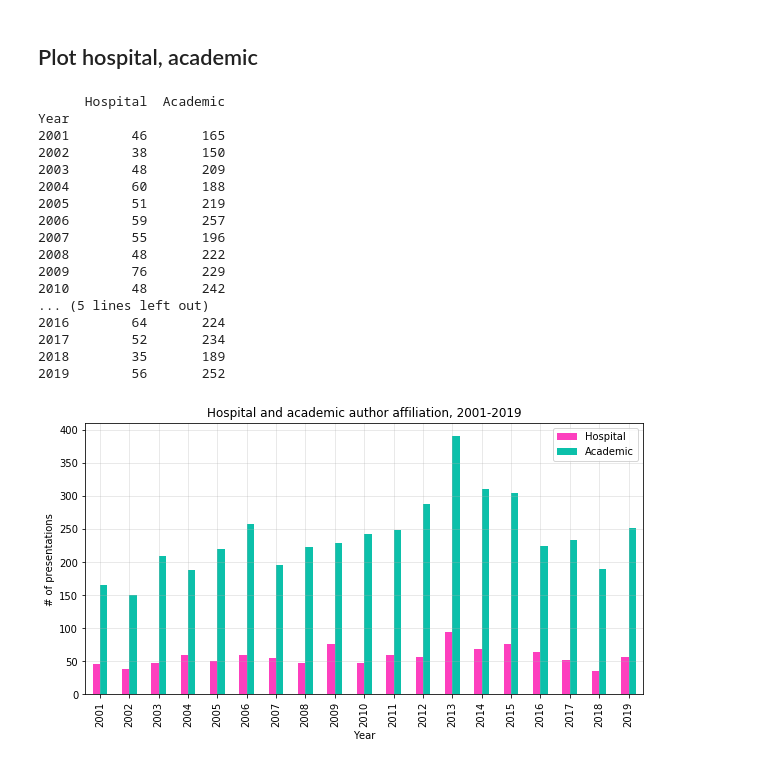
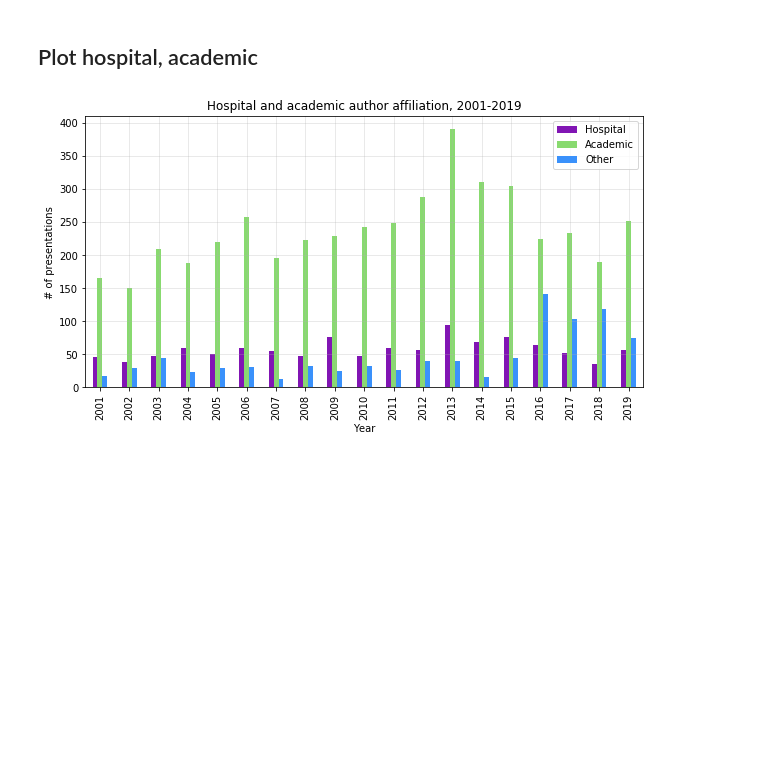
Before and after one commit to bethanymyers/mla, a Jupyter notebook: MLA descriptive.ipynb, the cells around one changed output. Saved outputs shown, nothing was run; the diff lists cells and outputs as text; code cells hidden in the pictures; blank space fills up the shorter version.

```diff
--- a/MLA descriptive.ipynb
+++ b/MLA descriptive.ipynb
@@ -516,8 +535,14 @@ print("There are "+str(academic.loc[academic != False].count())+" records where
 
 ### number of records that do & do not include either an academic or a hospital keyword
 both = mla["Authors"].str.extract(hospital_academic_type_keywords,expand=False,flags=re.IGNORECASE)
+both = both.dropna()
+
+neither = mla[~mla.index.isin(both.index)]
+
+neither = neither.drop(['Title', "Abstract","Type","URL","Number of Authors","Year"], 1)
+
 print("There are "+str(both.loc[both != False].count())+" records that contain either a hospital-related keyword or an academic-related keyword")
-print("There are "+str(len(both[both.isnull()]))+" records that do not contain either a hospital-related keyword or an academic-related keyword")
+print("There are "+str(len(neither))+" records that do not contain either a hospital-related keyword or an academic-related keyword")
 # %% [output]
 Medical Center    584
 Hospital          309
@@ -539,37 +564,21 @@ There are 888 records that do not contain either a hospital-related keyword or a
 # %% [markdown]
 ## Plot hospital, academic
 # %%
-author_inst_type = pd.concat([mla["Year"], hospital, academic], axis=1)
-colnames = ["Year", "Hospital", "Academic"]
+author_inst_type = pd.concat([mla["Year"], hospital, academic, neither], axis=1)
+
+colnames = ["Year", "Hospital", "Academic", "Other"]
 author_inst_type.columns = colnames
 
-author_inst_type_by_year = author_inst_type.groupby("Year")[["Hospital", "Academic"]]
+author_inst_type_by_year = author_inst_type.groupby("Year")[["Hospital", "Academic", "Other"]]
 author_inst_type_by_year = author_inst_type_by_year.count()
-print(author_inst_type_by_year)
 
-ax3 = author_inst_type_by_year.plot.bar(figsize=(10,5), color=["#fd3fbe", "#0cc0aa"], grid="on",
+ax3 = author_inst_type_by_year.plot.bar(figsize=(10,5), color=["#8115b4","#88da6f","#3a91fb"], grid="on",
                                         title="Hospital and academic author affiliation, 2001-2019")
+
 ax3.set(ylabel="# of presentations")
 ax3.grid(alpha=.35)
 fig3 = ax3.get_figure()
-ax3.legend(["Hospital", "Academic"])
+ax3.legend(["Hospital", "Academic","Other"])
 fig3.savefig("hospital academic authors.png", dpi =1000)
 # %% [output]
-      Hospital  Academic
-Year
-2001        46       165
-2002        38       150
-2003        48       209
-2004        60       188
-2005        51       219
-2006        59       257
-2007        55       196
-2008        48       222
-2009        76       229
-2010        48       242
-... (5 lines left out)
-2016        64       224
-2017        52       234
-2018        35       189
-2019        56       252
-[figure, old version]
+[figure, new version]
```
Also changed, not shown: parts of 4 cells of this notebook, 1 other file.
